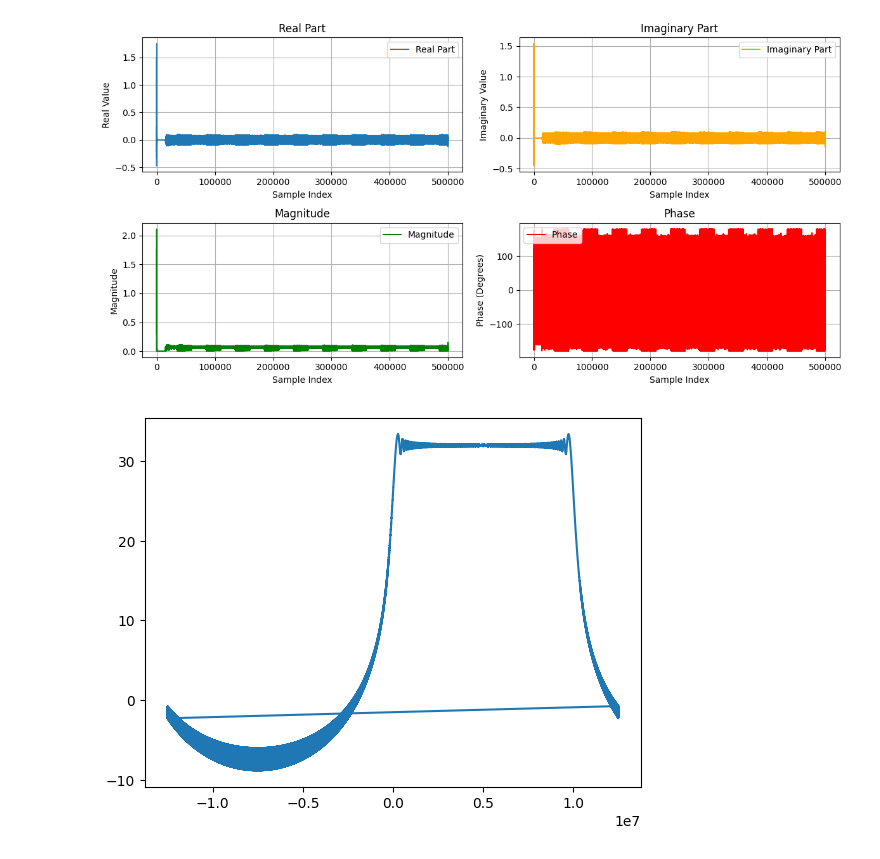
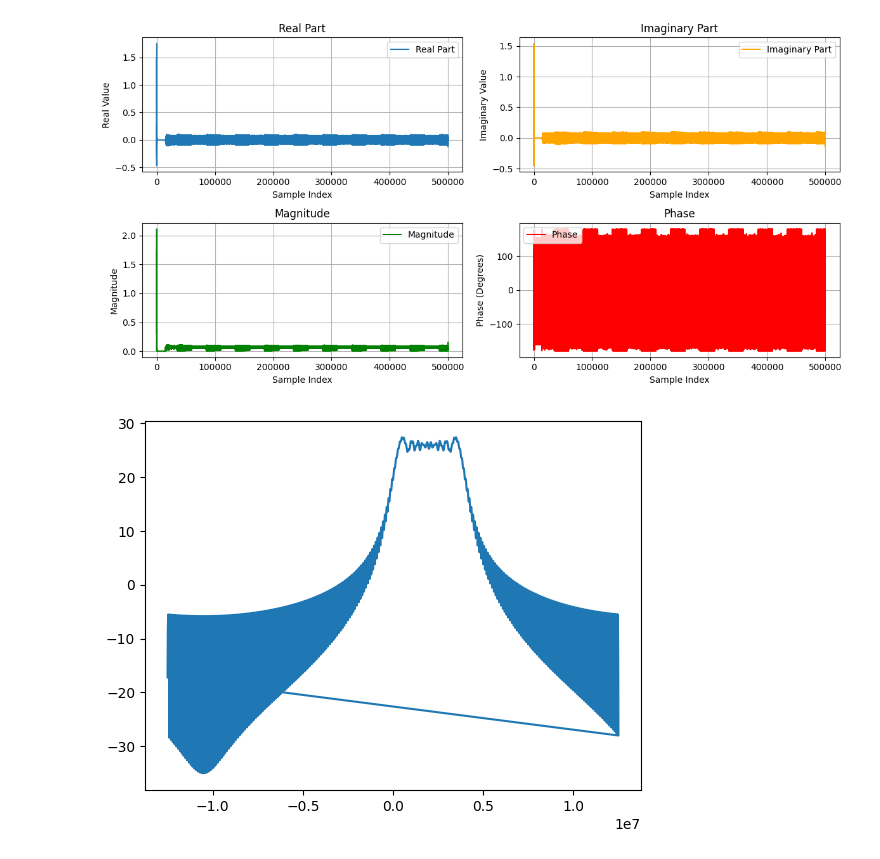
Before and after one commit to murrayinglis/sdr-config, a Jupyter notebook: plots.ipynb, the cells around one changed output. Cells and saved outputs as stored; diff of their text form; code cells hidden in the pictures.

```diff
--- a/plots.ipynb
+++ b/plots.ipynb
@@ -202,15 +219,17 @@ plt.show()
 # %% [output]
 [figure]
 # %%
-result = gen_chirp_to_csv_rep("sweep.csv", 0, 0.5e6, 2500, 2500, 0.5, 25e6, 1)
+fs = 25e6
+B = 2e6
+result = gen_chirp_to_csv_rep("sweep.csv", 0, B, 250, 2500, 0.5, fs, 1)
 
 
 fft_data = np.fft.fft(result)
 fft_freq_axis = np.fft.fftfreq(len(fft_data),d=1/fs)
 plt.plot(fft_freq_axis, 20*np.log10(fft_data))
 plt.show()
 # %% [output]
-[figure, old version]
+[figure, new version]
 # %%
 
 #
```
Also changed, not shown: parts of 5 cells of this notebook, 11 other files.
